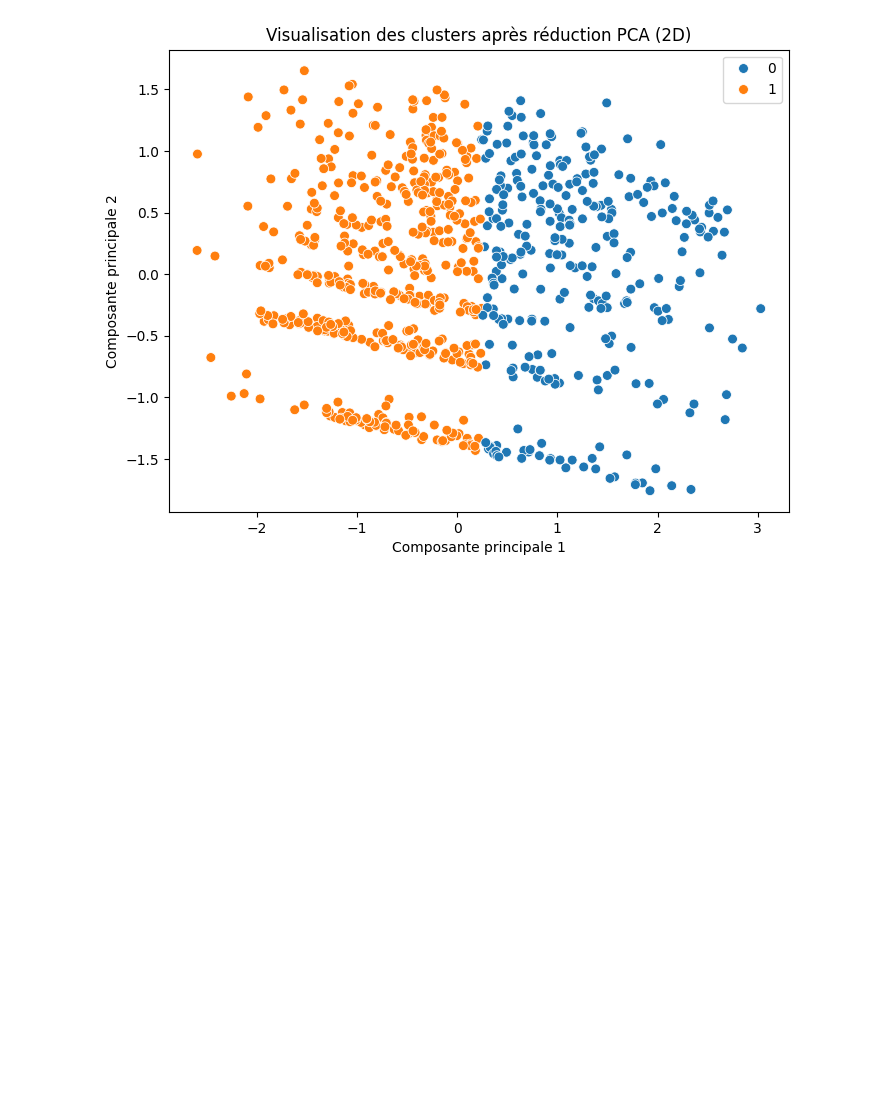
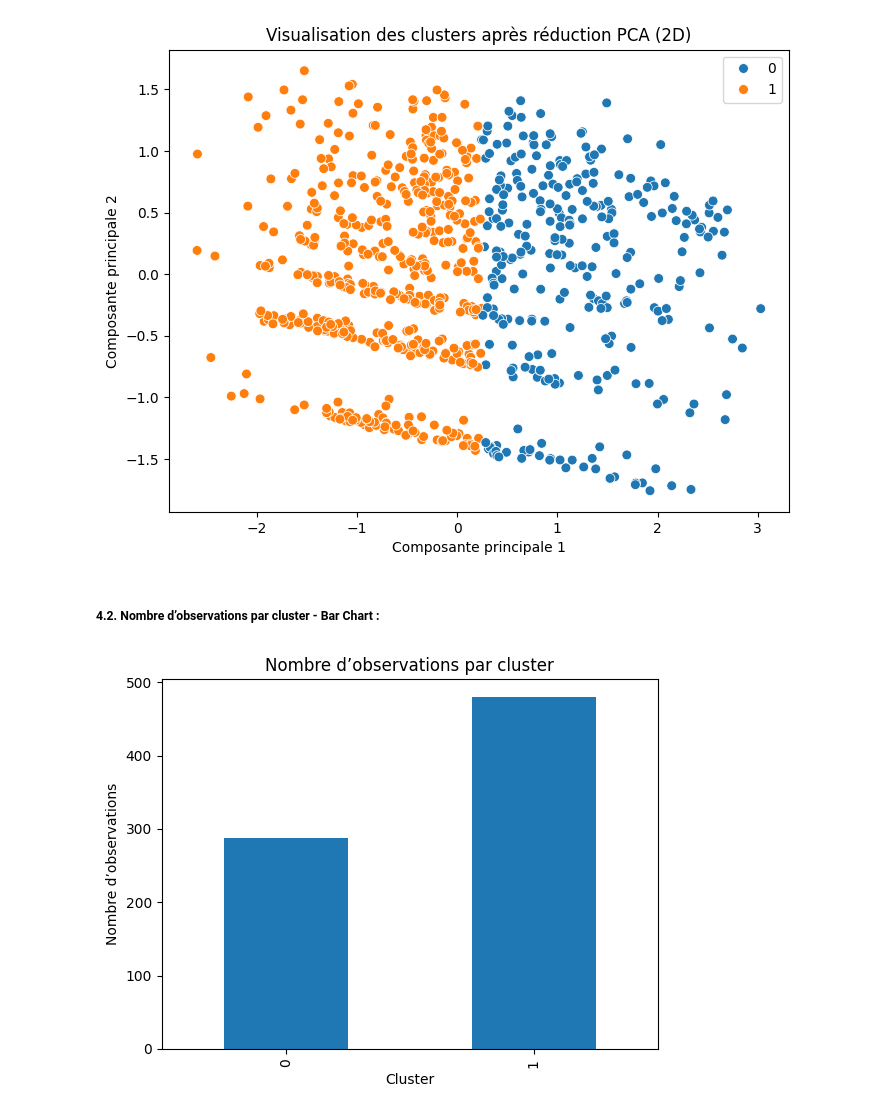
Before and after one commit to ABDELHAFIDAIT/DiabRisk, a Jupyter notebook: src/training.ipynb, the cells around one changed output. Saved outputs shown, nothing was run; the diff lists cells and outputs as text; code cells hidden in the pictures; blank space fills up the shorter version.

```diff
--- a/src/training.ipynb
+++ b/src/training.ipynb
@@ -242,4 +244,14 @@ plt.ylabel("Composante principale 2")
 plt.show()
 # %% [output]
 [figure]
+# %% [markdown]
+##### **4.2. Nombre d’observations par cluster - Bar Chart :**
+# %%
+data['Cluster'].value_counts().sort_index().plot(kind='bar')
+plt.title('Nombre d’observations par cluster')
+plt.xlabel('Cluster')
+plt.ylabel('Nombre d’observations')
+plt.show()
+# %% [output]
+[figure, added]
 # %% [markdown]
```
Also changed, not shown: parts of 2 cells of this notebook.
